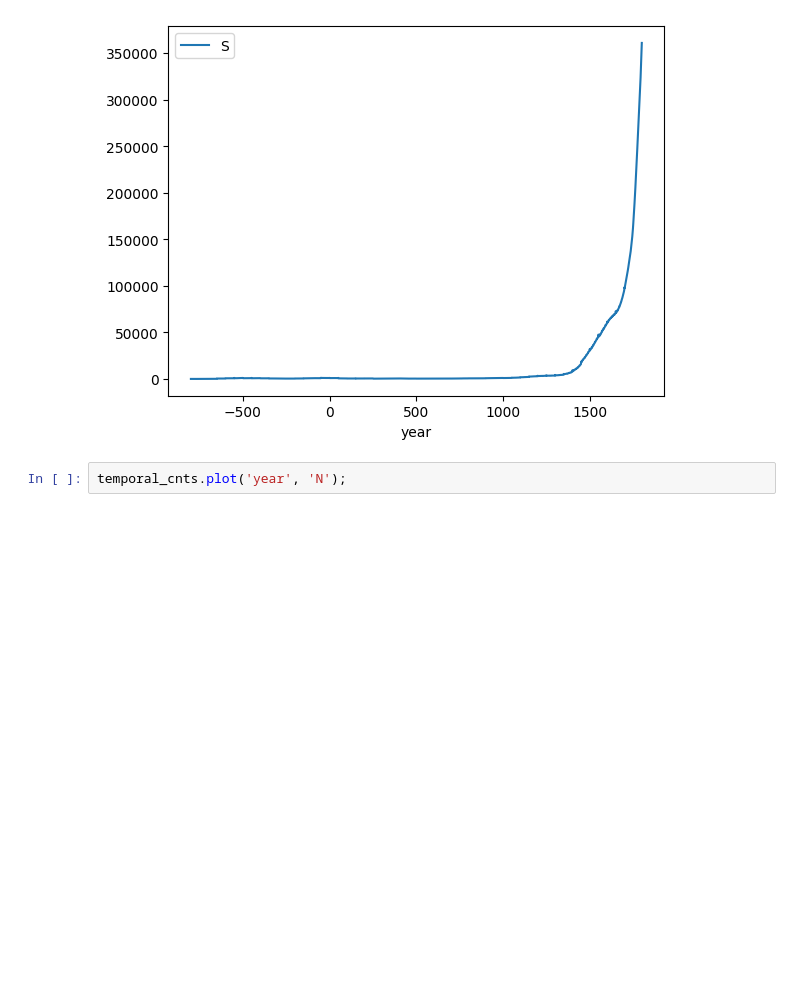
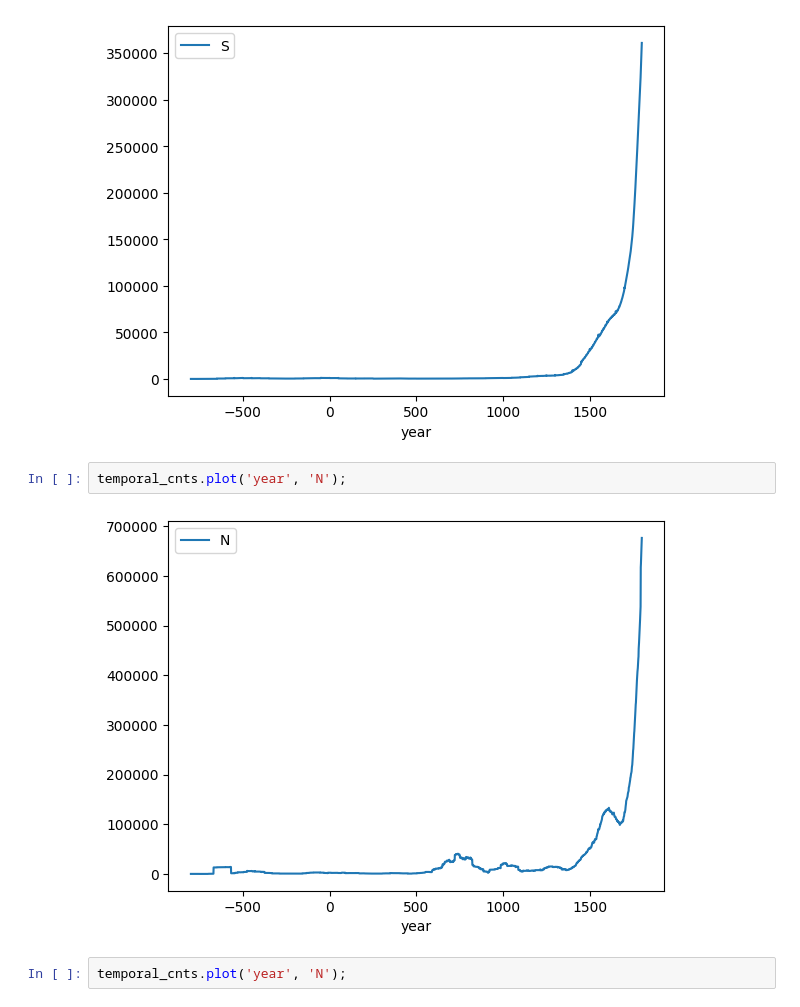
Before and after one commit to charlesdedampierre/cultura_project, a Jupyter notebook: unseen_species_model/bias.ipynb, the cells around one changed output. Cells and saved outputs as stored; diff of their text form; blank space fills up the shorter version.

```diff
--- a/unseen_species_model/bias.ipynb
+++ b/unseen_species_model/bias.ipynb
@@ -101,6 +134,10 @@ temporal_cnts.sample(5)
 temporal_cnts.plot('year', 'S');
 # %% [output]
 [figure]
+# %%
+temporal_cnts.plot('year', 'N');
+# %% [output]
+[figure, added]
 # %%
 temporal_cnts.plot('year', 'N');
 # %% [output]
```
Also changed, not shown: parts of 11 cells of this notebook, 1 other file.
